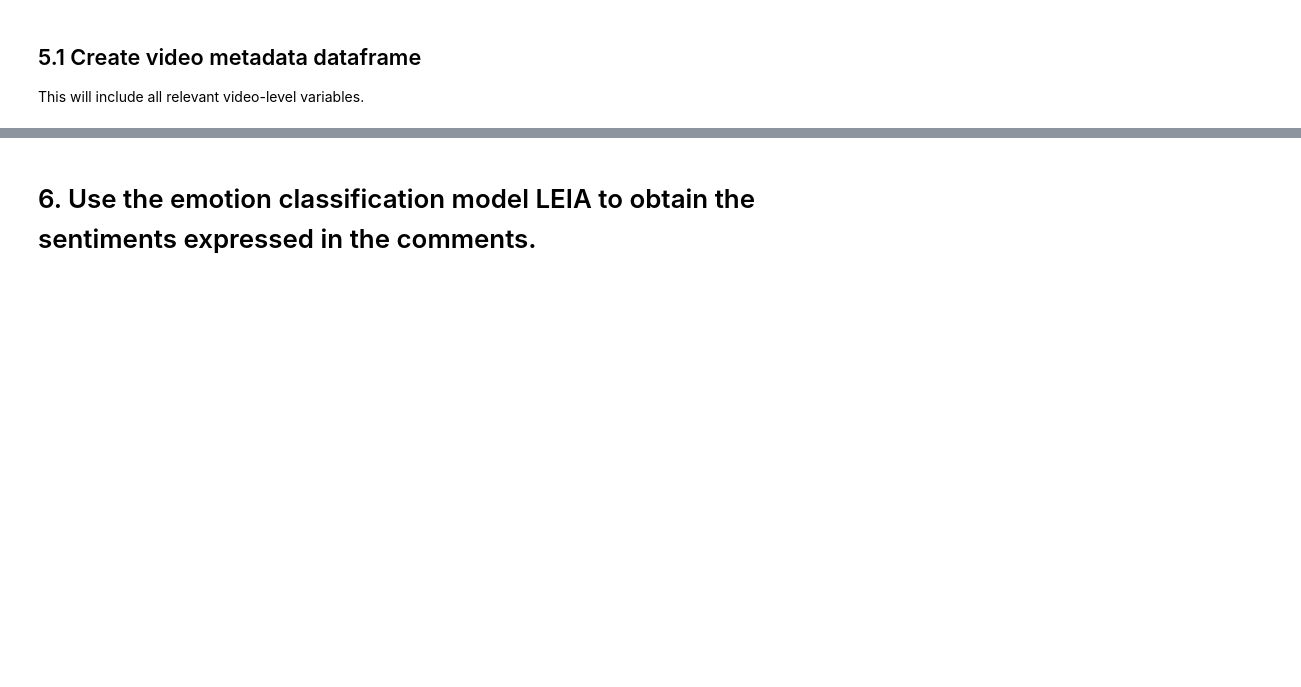
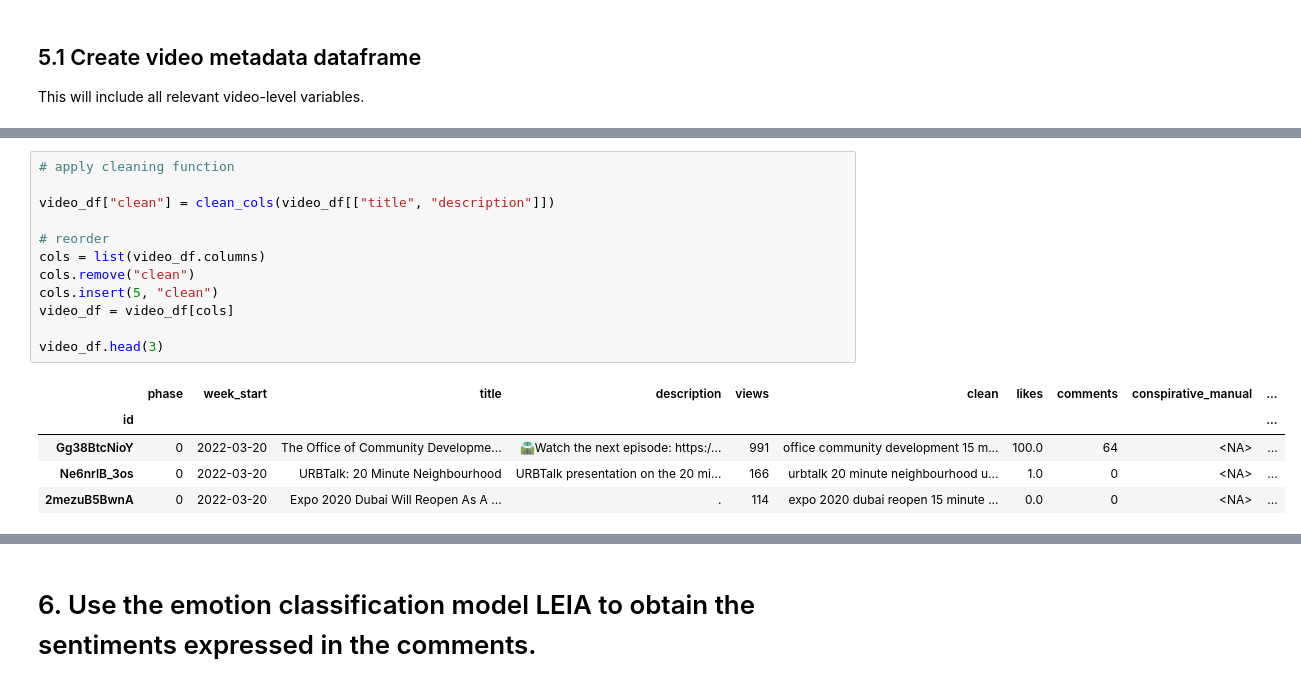
Before and after one commit to julia-king-edu/so-24_smda_project, a Jupyter notebook: data_processing.ipynb, the cells around one changed output, grey strips where cells are left out. Drawn from its saved outputs; the diff is of its cells as text; blank space fills up the shorter version.

```diff
--- a/data_processing.ipynb
+++ b/data_processing.ipynb
@@ -276,0 +367,18 @@ Index(['phase', 'week_start', 'video_id', 'metadata.kind', 'metadata.etag',
+# %%
+# apply cleaning function
+
+video_df["clean"] = clean_cols(video_df[["title", "description"]])
+
+# reorder
+cols = list(video_df.columns)
+cols.remove("clean")
+cols.insert(5, "clean")
+video_df = video_df[cols]
+
+video_df.head(3)
+# %% [output]
+|  | phase | week_start | title | description | views | clean | likes | comments | conspirative_manual | ... |
+| id |  |  |  |  |  |  |  |  |  | ... |
+| Gg38BtcNioY | 0 | 2022-03-20 | The Office of Community Developme... | 🛣️Watch the next episode: https:/... | 991 | office community development 15 m... | 100.0 | 64 | <NA> | ... |
+| Ne6nrlB_3os | 0 | 2022-03-20 | URBTalk: 20 Minute Neighbourhood | URBTalk presentation on the 20 mi... | 166 | urbtalk 20 minute neighbourhood u... | 1.0 | 0 | <NA> | ... |
+| 2mezuB5BwnA | 0 | 2022-03-20 | Expo 2020 Dubai Will Reopen As A ... | . | 114 | expo 2020 dubai reopen 15 minute ... | 0.0 | 0 | <NA> | ... |
```
Also changed, not shown: parts of 24 cells of this notebook, 5 other files.
